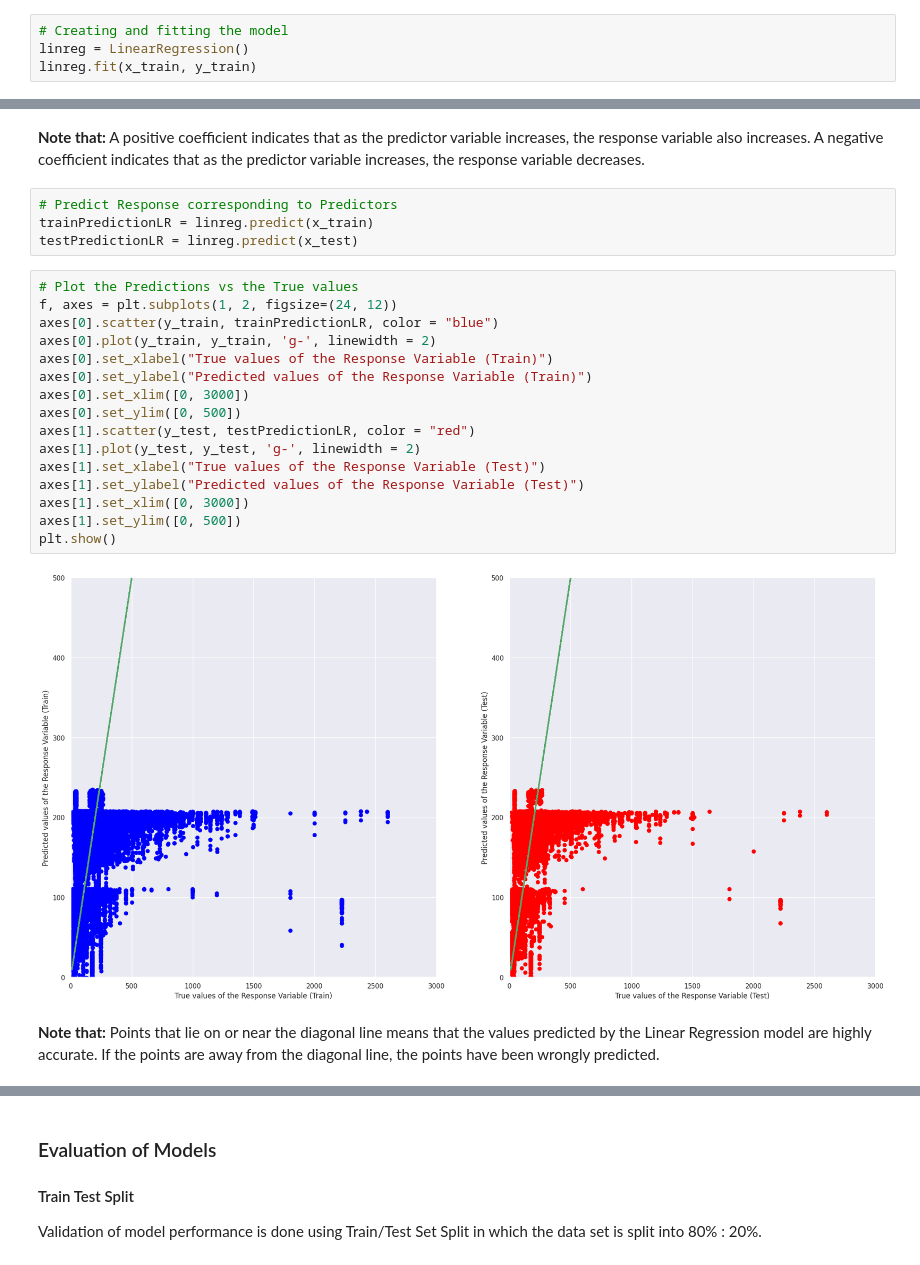
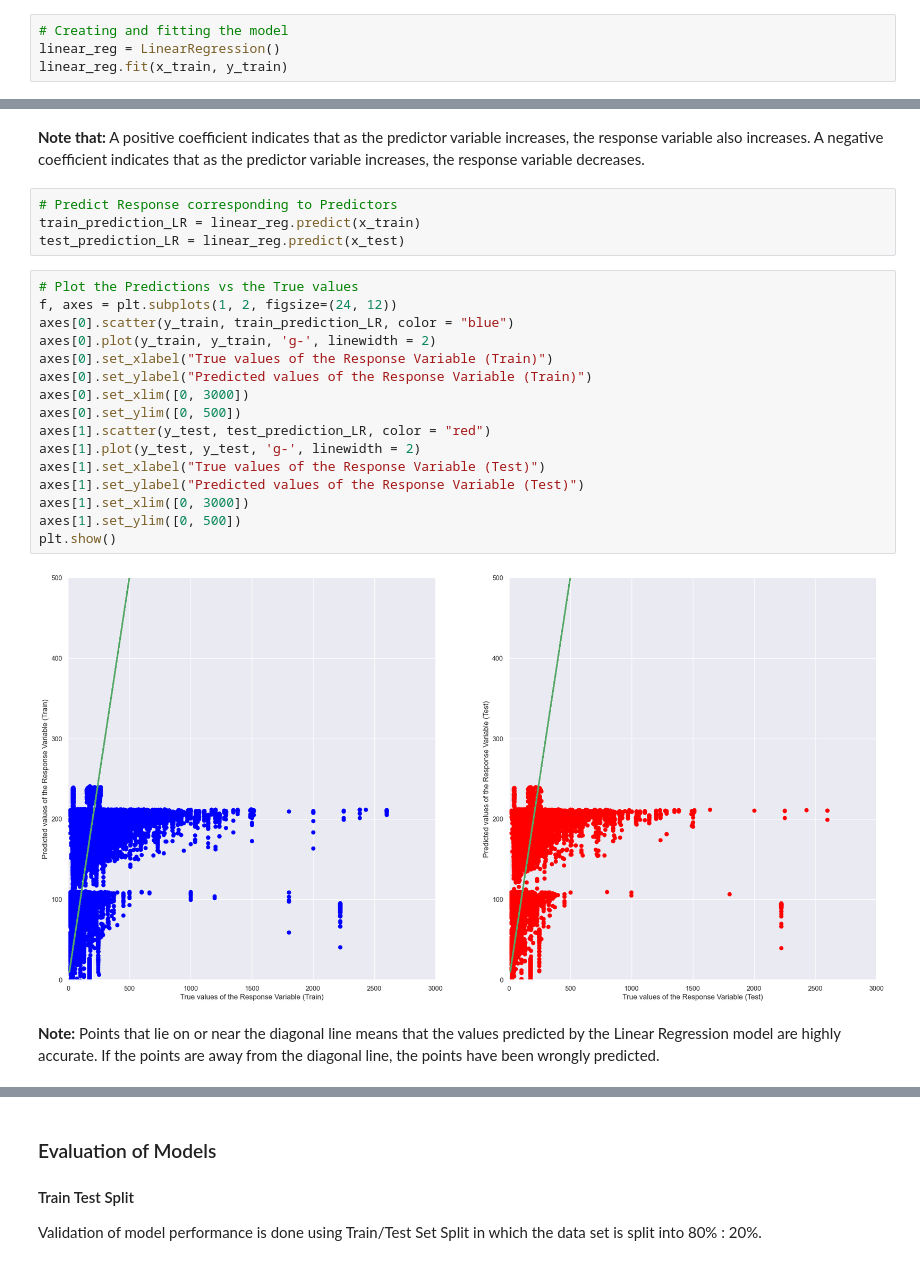
Before and after one commit to CS418/group-project-team-twenty, a Jupyter notebook: airbnb_analysis.ipynb, the cells around one changed output, grey strips where cells are left out. Cells and saved outputs as stored; diff of their text form.

```diff
--- a/airbnb_analysis.ipynb
+++ b/airbnb_analysis.ipynb
@@ -343,7 +332,7 @@ The above is a general formula, however, since we have multiple predictor variab
 # %%
 # Creating and fitting the model
-linreg = LinearRegression()
-linreg.fit(x_train, y_train)
+linear_reg = LinearRegression()
+linear_reg.fit(x_train, y_train)
 # %% [output]
 LinearRegression()
 # %%
@@ -368,28 +357,28 @@ Intercept of Regression         : b =  [166.37015295]
 **Note that:** A positive coefficient indicates that as the predictor variable increases, the response variable also increases. A negative coefficient indicates that as the predictor variable increases, the response variable decreases.
 # %%
 # Predict Response corresponding to Predictors
-trainPredictionLR = linreg.predict(x_train)
-testPredictionLR = linreg.predict(x_test)
+train_prediction_LR = linear_reg.predict(x_train)
+test_prediction_LR = linear_reg.predict(x_test)
 # %%
 # Plot the Predictions vs the True values
 f, axes = plt.subplots(1, 2, figsize=(24, 12))
-axes[0].scatter(y_train, trainPredictionLR, color = "blue")
+axes[0].scatter(y_train, train_prediction_LR, color = "blue")
 axes[0].plot(y_train, y_train, 'g-', linewidth = 2)
 axes[0].set_xlabel("True values of the Response Variable (Train)")
 axes[0].set_ylabel("Predicted values of the Response Variable (Train)")
 axes[0].set_xlim([0, 3000])
 axes[0].set_ylim([0, 500])
-axes[1].scatter(y_test, testPredictionLR, color = "red")
+axes[1].scatter(y_test, test_prediction_LR, color = "red")
 axes[1].plot(y_test, y_test, 'g-', linewidth = 2)
 axes[1].set_xlabel("True values of the Response Variable (Test)")
 axes[1].set_ylabel("Predicted values of the Response Variable (Test)")
 axes[1].set_xlim([0, 3000])
 axes[1].set_ylim([0, 500])
 plt.show()
 # %% [output]
-[figure, old version]
+[figure, new version]
 # %% [markdown]
-**Note that:** Points that lie on or near the diagonal line means that the values predicted by the Linear Regression model are highly accurate. If the points are away from the diagonal line, the points have been wrongly predicted.
+**Note:** Points that lie on or near the diagonal line means that the values predicted by the Linear Regression model are highly accurate. If the points are away from the diagonal line, the points have been wrongly predicted.
 # %% [markdown]
 ### Model 2: Lasso Regression
 
```
Also changed, not shown: parts of 54 cells of this notebook, 10 other files.
